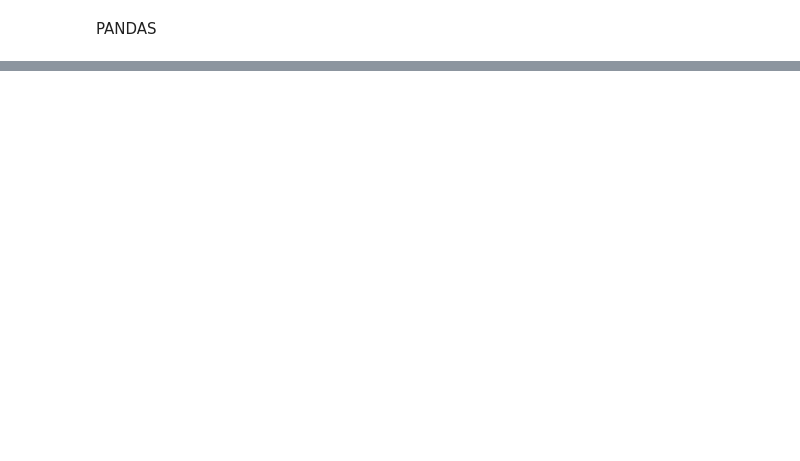
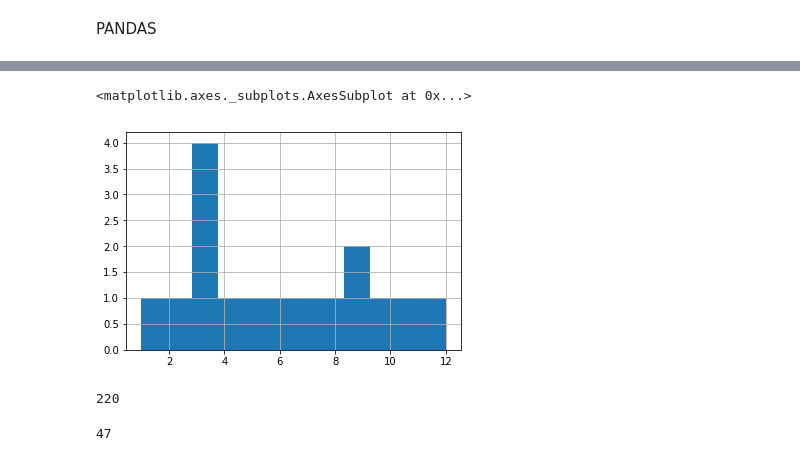
Before and after one commit to eayan/esu2018, a Jupyter notebook: IntroPython.ipynb, the cells around one changed output, grey strips where cells are left out. Saved outputs shown, nothing was run; the diff lists cells and outputs as text; code cells hidden in the pictures; blank space fills up the shorter version.

```diff
--- a/IntroPython.ipynb
+++ b/IntroPython.ipynb
@@ -271,0 +437,2 @@ df['WEIGHT'].std()
+# %%
+our_class = pandas.read_csv('./esu2018emails.csv',delimiter=",")
@@ -271,0 +482,5 @@ df['WEIGHT'].std()
+# %%
+our_class['month_birth'].hist(bins=12)
+# %% [output]
+<matplotlib.axes._subplots.AxesSubplot at 0x...>
+[figure, added]
@@ -271,0 +491,8 @@ df['WEIGHT'].std()
+# %%
+hemingway_text.count("old man")
+# %% [output]
+220
+# %%
+hemingway_text.count("sea")
+# %% [output]
+47
```
Also changed, not shown: parts of 49 cells of this notebook, 1 other file.
